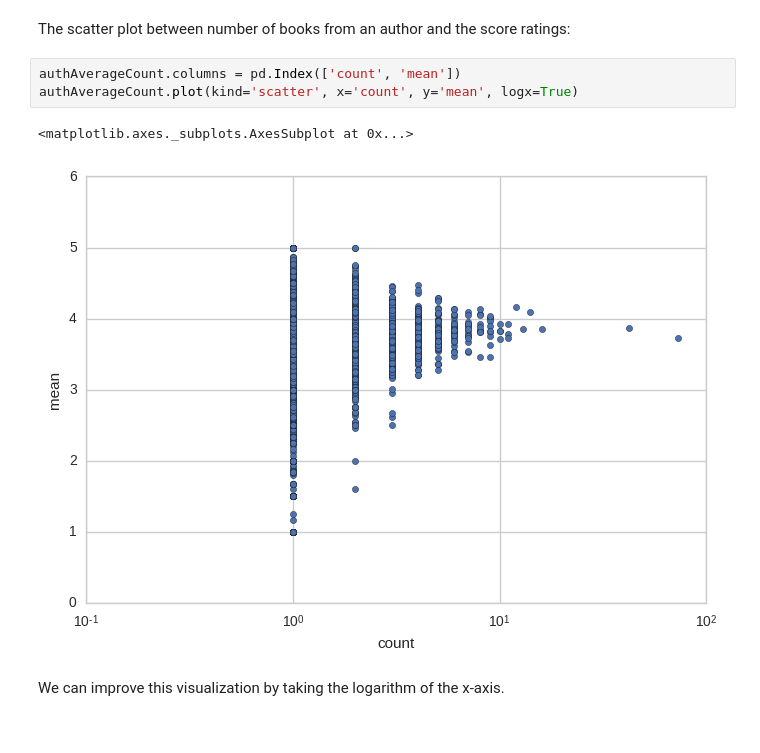
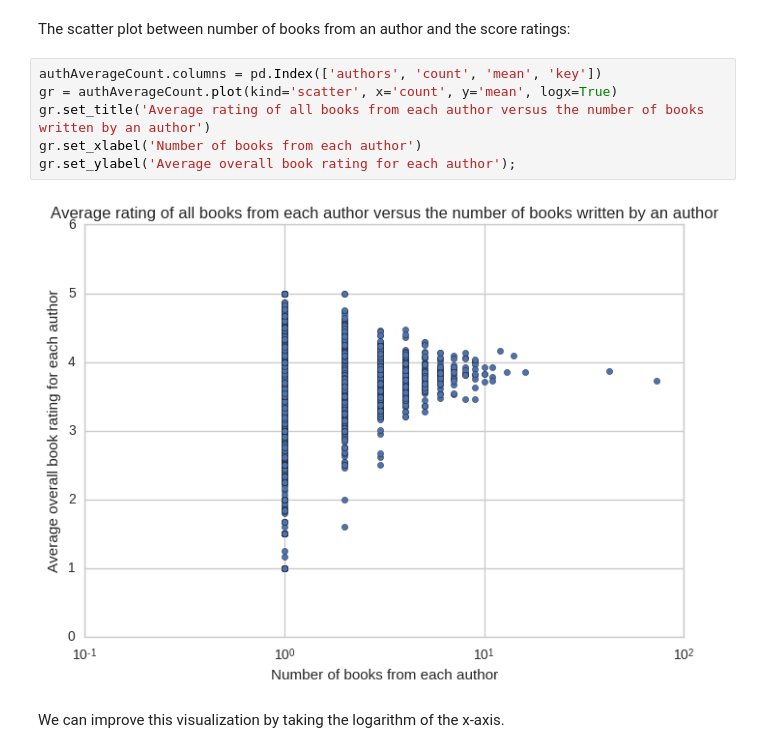
Before and after one commit to klitonandrea/BookRatings, a Jupyter notebook: Story telling with book ratings.ipynb, the cells around one changed output. Drawn from its saved outputs; the diff is of its cells as text.

```diff
--- a/Story telling with book ratings.ipynb
+++ b/Story telling with book ratings.ipynb
@@ -341,11 +362,13 @@ There are 8751 different authors.
 # %% [markdown]
 The scatter plot between number of books from an author and the score ratings:
 # %%
-authAverageCount.columns = pd.Index(['count', 'mean'])
-authAverageCount.plot(kind='scatter', x='count', y='mean', logx=True)
+authAverageCount.columns = pd.Index(['authors', 'count', 'mean', 'key'])
+gr = authAverageCount.plot(kind='scatter', x='count', y='mean', logx=True)
+gr.set_title('Average rating of all books from each author versus the number of books written by an author')
+gr.set_xlabel('Number of books from each author')
+gr.set_ylabel('Average overall book rating for each author');
 # %% [output]
-<matplotlib.axes._subplots.AxesSubplot at 0x...>
-[figure, old version]
+[figure, new version]
 # %% [markdown]
 We can improve this visualization by taking the logarithm of the x-axis.
 # %% [markdown]
```
Also changed, not shown: parts of 12 cells of this notebook.
